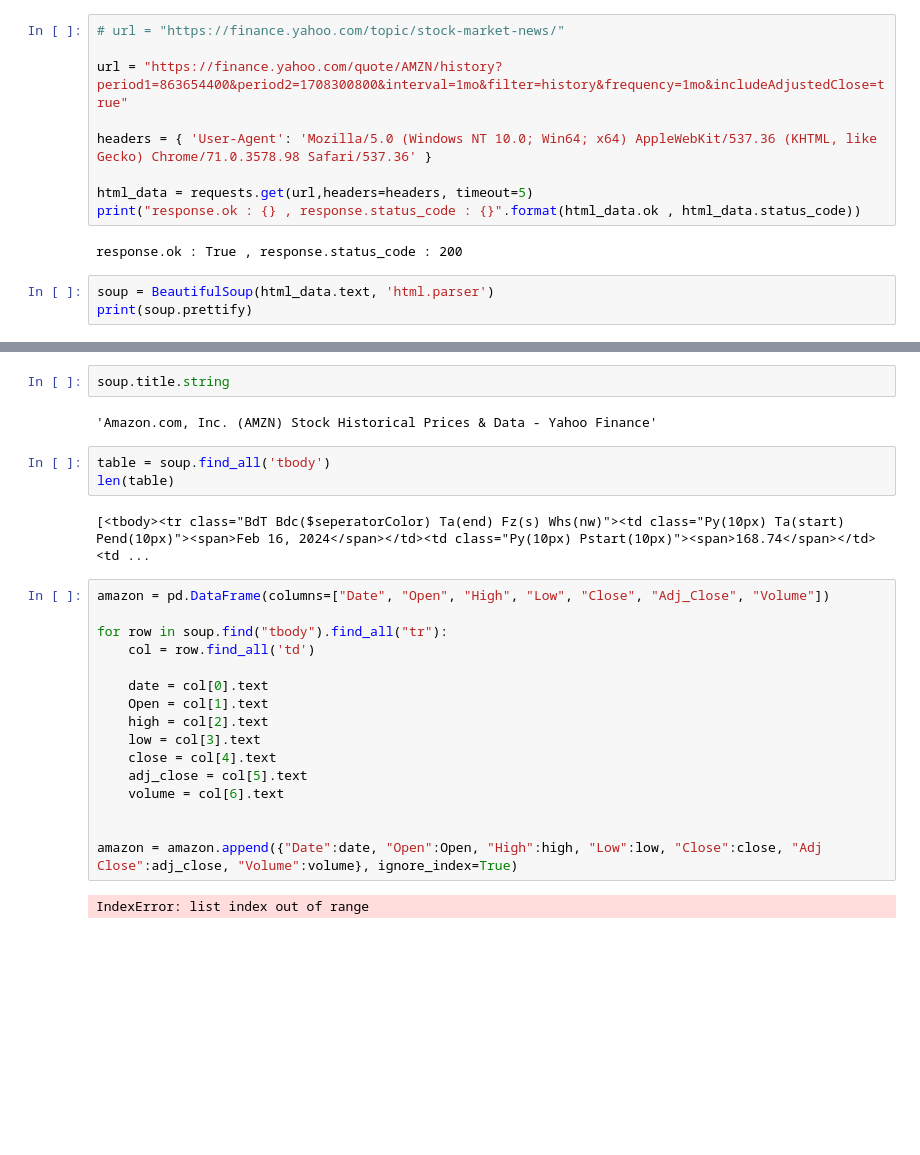
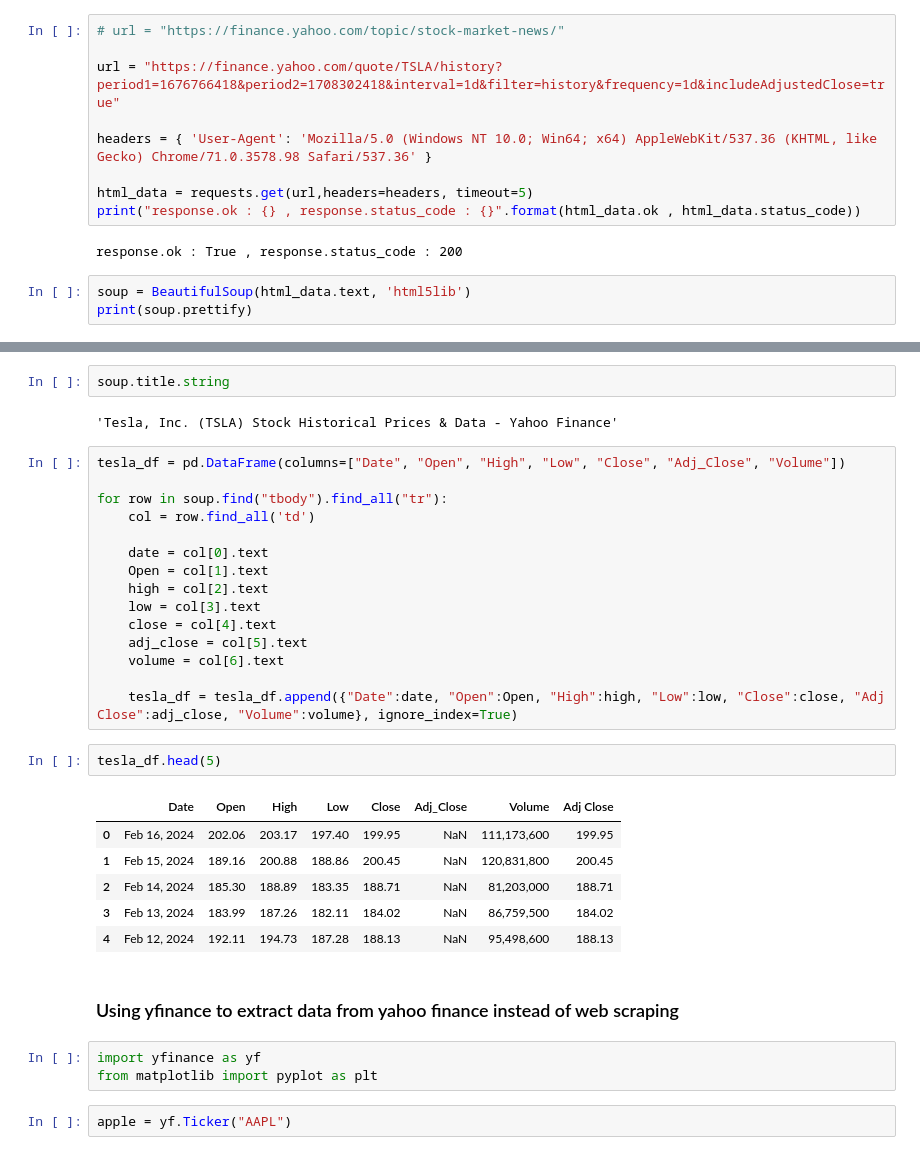
Before and after one commit to AFFLatusss/DS_projects, a Jupyter notebook: Extracting_stocks.ipynb, the cells around one changed output, grey strips where cells are left out. Saved outputs shown, nothing was run; the diff lists cells and outputs as text; blank space fills up the shorter version.

```diff
--- a/Extracting_stocks.ipynb
+++ b/Extracting_stocks.ipynb
@@ -6,7 +6,7 @@ import random
 # %%
 # url = "https://finance.yahoo.com/topic/stock-market-news/"
 
-url = "https://finance.yahoo.com/quote/AMZN/history?period1=863654400&period2=1708300800&interval=1mo&filter=history&frequency=1mo&includeAdjustedClose=true"
+url = "https://finance.yahoo.com/quote/TSLA/history?period1=1676766418&period2=1708302418&interval=1d&filter=history&frequency=1d&includeAdjustedClose=true"
 
 headers = { 'User-Agent': 'Mozilla/5.0 (Windows NT 10.0; Win64; x64) AppleWebKit/537.36 (KHTML, like Gecko) Chrome/71.0.3578.98 Safari/537.36' }
 
@@ -15,7 +15,7 @@ print("response.ok : {} , response.status_code : {}".format(html_data.ok , html_
 # %% [output]
 response.ok : True , response.status_code : 200
 # %%
-soup = BeautifulSoup(html_data.text, 'html.parser')
+soup = BeautifulSoup(html_data.text, 'html5lib')
 print(soup.prettify)
 # %% [output]
 <bound method Tag.prettify of <!DOCTYPE html>
@@ -38,14 +38,9 @@ root.App.main = {"context":{"dispatcher":{"stores":"U2FsdGVkX1\u002FNjxI4QjJ\u00
 # %%
 soup.title.string
 # %% [output]
-'Amazon.com, Inc. (AMZN) Stock Historical Prices & Data - Yahoo Finance'
+'Tesla, Inc. (TSLA) Stock Historical Prices & Data - Yahoo Finance'
-# %%
-table = soup.find_all('tbody')
-len(table)
-# %% [output]
-[<tbody><tr class="BdT Bdc($seperatorColor) Ta(end) Fz(s) Whs(nw)"><td class="Py(10px) Ta(start) Pend(10px)"><span>Feb 16, 2024</span></td><td class="Py(10px) Pstart(10px)"><span>168.74</span></td><td ...
 # %%
-amazon = pd.DataFrame(columns=["Date", "Open", "High", "Low", "Close", "Adj_Close", "Volume"])
+tesla_df = pd.DataFrame(columns=["Date", "Open", "High", "Low", "Close", "Adj_Close", "Volume"])
 
 for row in soup.find("tbody").find_all("tr"):
     col = row.find_all('td')
@@ -58,7 +53,20 @@ for row in soup.find("tbody").find_all("tr"):
     adj_close = col[5].text
     volume = col[6].text
 
-
-amazon = amazon.append({"Date":date, "Open":Open, "High":high, "Low":low, "Close":close, "Adj Close":adj_close, "Volume":volume}, ignore_index=True)
+    tesla_df = tesla_df.append({"Date":date, "Open":Open, "High":high, "Low":low, "Close":close, "Adj Close":adj_close, "Volume":volume}, ignore_index=True)
-# %% [output]
-IndexError: list index out of range
+# %%
+tesla_df.head(5)
+# %% [output]
+|  | Date | Open | High | Low | Close | Adj_Close | Volume | Adj Close |
+| 0 | Feb 16, 2024 | 202.06 | 203.17 | 197.40 | 199.95 | NaN | 111,173,600 | 199.95 |
+| 1 | Feb 15, 2024 | 189.16 | 200.88 | 188.86 | 200.45 | NaN | 120,831,800 | 200.45 |
+| 2 | Feb 14, 2024 | 185.30 | 188.89 | 183.35 | 188.71 | NaN | 81,203,000 | 188.71 |
+| 3 | Feb 13, 2024 | 183.99 | 187.26 | 182.11 | 184.02 | NaN | 86,759,500 | 184.02 |
+| 4 | Feb 12, 2024 | 192.11 | 194.73 | 187.28 | 188.13 | NaN | 95,498,600 | 188.13 |
+# %% [markdown]
+### Using yfinance to extract data from yahoo finance instead of web scraping
+# %%
+import yfinance as yf
+from matplotlib import pyplot as plt
+# %%
+apple = yf.Ticker("AAPL")
```
Also changed, not shown: parts of 4 cells of this notebook.
